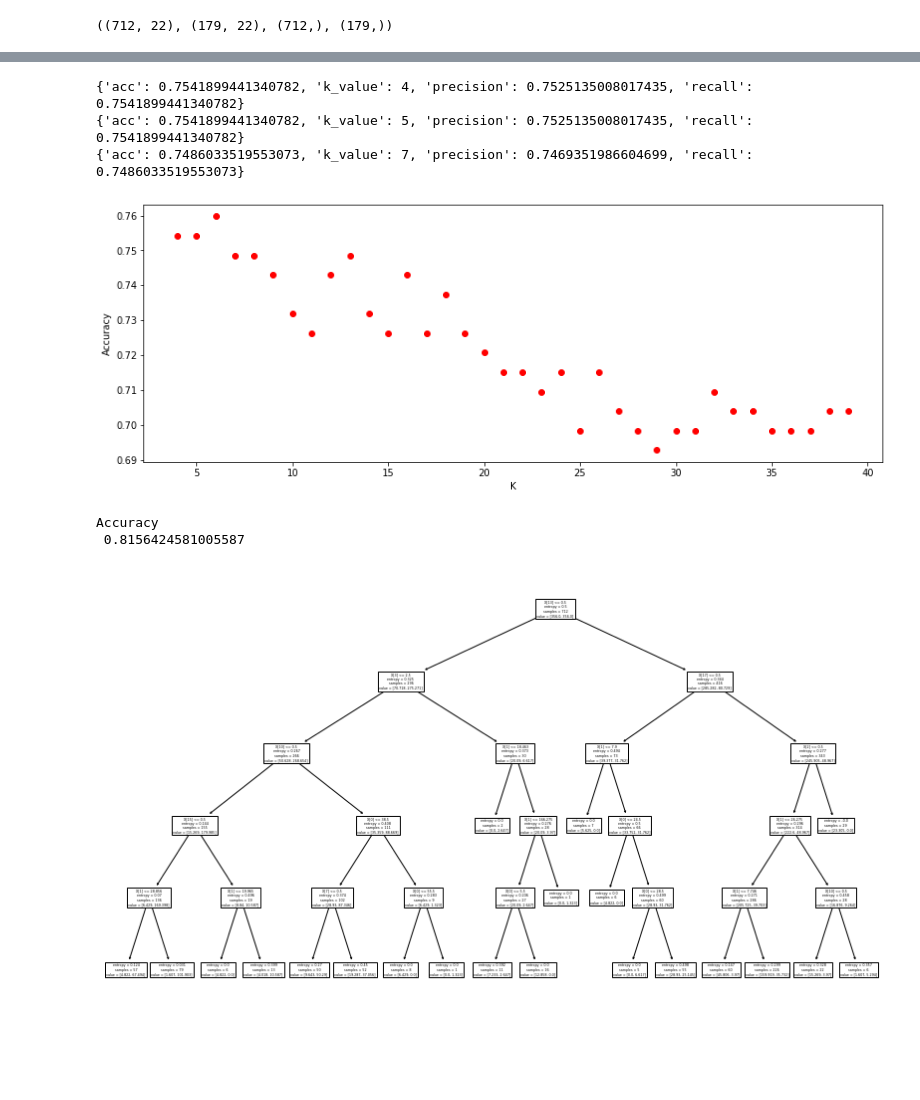
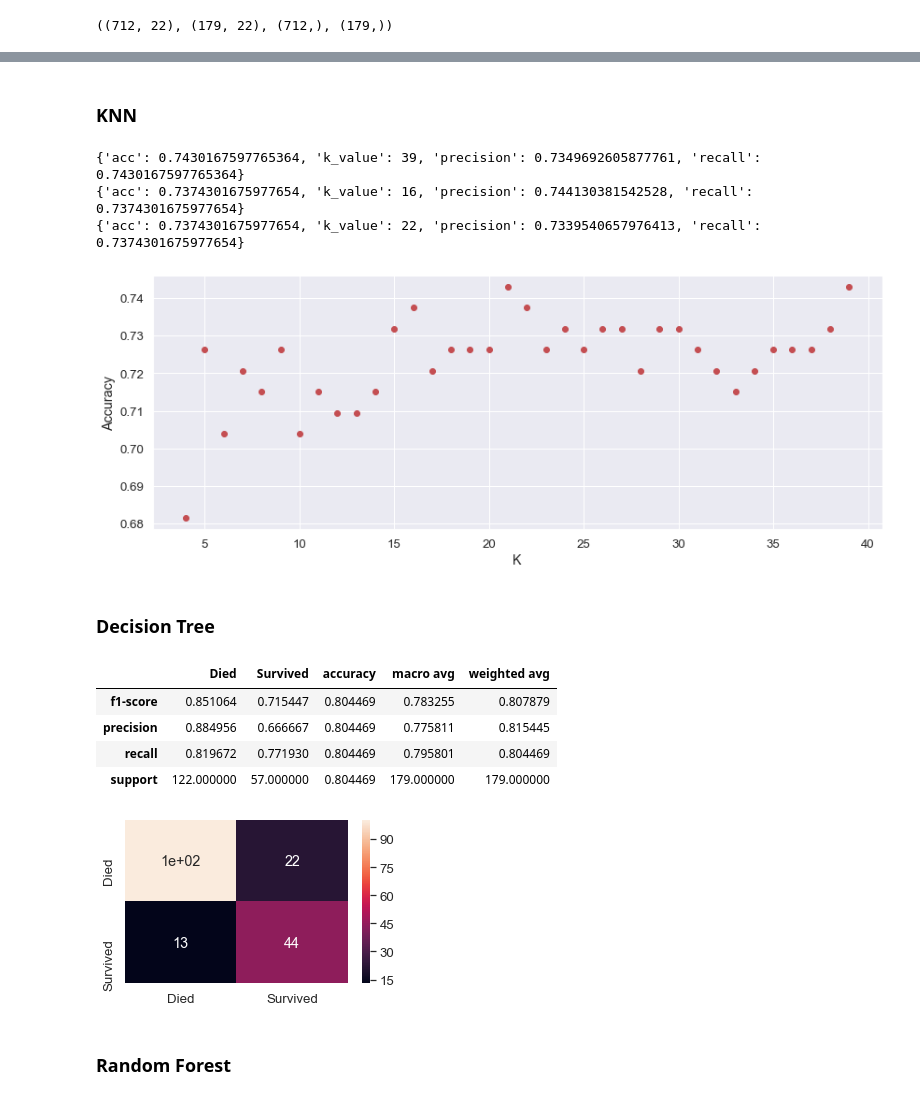
Before and after one commit to cordeirolibel/RPI, a Jupyter notebook: APS01/titanic_projeto01.ipynb, the cells around one changed output, grey strips where cells are left out. Drawn from its saved outputs; the diff is of its cells as text; code cells hidden in the pictures; blank space fills up the shorter version.

Commit message:
add avalia

```diff
--- a/APS01/titanic_projeto01.ipynb
+++ b/APS01/titanic_projeto01.ipynb
@@ -8,6 +8,7 @@ import matplotlib as mpl
 import matplotlib.pyplot as plt
 import matplotlib.pylab as pylab
 import seaborn as sns
+sns.set(font_scale=1.2)
 
 import warnings
 warnings.filterwarnings('ignore')
@@ -401 +413,20 @@ Wall time: 5.72 µs
+# %%
+from sklearn.metrics import classification_report
+sns.set(font_scale=1.2)
+
+#função utilizada para avaliar todos os modelos
+def avalia_resultado(y, y_pred):
+
+    # Confusion Matrix
+    confusionMatrix = sklearn.metrics.confusion_matrix(y_test, preditor)
+
+    df_cm = pd.DataFrame(confusionMatrix, index=["Died","Survived"],columns=["Died","Survived"])
+    plt.figure(figsize = (5,3))
+    sns.heatmap(df_cm, annot=True)
+
+    #avalia métricas
+    report = classification_report(y, y_pred, target_names=["Died","Survived"],output_dict = True)
+    df_report = pd.DataFrame(report)
+
+    return df_report
 # %%
@@ -424,4 +454,6 @@ Index(['Age', 'Fare', 'Parch', 'SibSp', 'Male', 'Embarked_C', 'Embarked_Q',
       dtype='object')
+# %% [markdown]
+### KNN
 # %%
 # mostra o desempenho com uma aproximacao de k vizinhos
 
@@ -429,6 +461,7 @@ import sklearn.metrics
 from sklearn.metrics import recall_score
 from sklearn.metrics import precision_score
 from sklearn.metrics import confusion_matrix
+from sklearn import neighbors
 
 # para utilizar na ordenacao da lista
 def myFunc(e):
@@ -468,30 +501,30 @@ for result in results:
     plt.plot(result['k_value'], result['acc'], 'ro')
 plt.show()
 # %% [output]
-{'acc': 0.7541899441340782, 'k_value': 4, 'precision': 0.7525135008017435, 'recall': 0.7541899441340782}
-{'acc': 0.7541899441340782, 'k_value': 5, 'precision': 0.7525135008017435, 'recall': 0.7541899441340782}
-{'acc': 0.7486033519553073, 'k_value': 7, 'precision': 0.7469351986604699, 'recall': 0.7486033519553073}
+{'acc': 0.7430167597765364, 'k_value': 39, 'precision': 0.7349692605877761, 'recall': 0.7430167597765364}
+{'acc': 0.7374301675977654, 'k_value': 16, 'precision': 0.744130381542528, 'recall': 0.7374301675977654}
+{'acc': 0.7374301675977654, 'k_value': 22, 'precision': 0.7339540657976413, 'recall': 0.7374301675977654}
-[figure, old version]
+[figure, new version]
+# %% [markdown]
+### Decision Tree
 # %%
 # mostra o desempenho com uma aproximacao de arvores de decisao
 # geralmente com profundidade 5 mostra um bom resultado
 
-plt.figure(figsize=(14,8))
 my_clf = tree.DecisionTreeClassifier(max_depth = 5, min_samples_split = 3, class_weight = 'balanced')
 my_clf = my_clf.fit(X, y)
 
 #treina o classificador com a base de treinamento
 my_clf.fit(X_train, y_train)
 
 #testa o classificador com a base de testes
 preditor = my_clf.predict(X_test)
 
-#mostrar a acurácia
-acc = sklearn.metrics.accuracy_score(y_test, preditor)
-print("\nAccuracy\n", acc)
-
-a = tree.plot_tree(my_clf)
+avalia_resultado(y_test, preditor)
 # %% [output]
-Accuracy
- 0.8156424581005587
+|  | Died | Survived | accuracy | macro avg | weighted avg |
+| f1-score | 0.851064 | 0.715447 | 0.804469 | 0.783255 | 0.807879 |
+| precision | 0.884956 | 0.666667 | 0.804469 | 0.775811 | 0.815445 |
+| recall | 0.819672 | 0.771930 | 0.804469 | 0.795801 | 0.804469 |
+| support | 122.000000 | 57.000000 | 0.804469 | 179.000000 | 179.000000 |
-[figure, old version]
+[figure, new version]
@@ -498,3 +535,5 @@ Accuracy
+# %% [markdown]
+### Random Forest
 # %%
 # mostra o desempenho com uma aproximacao de random forests
 # geralmente com profundidade 5 mostra um bom resultado
```
Also changed, not shown: parts of 19 cells of this notebook, 1 other file.
